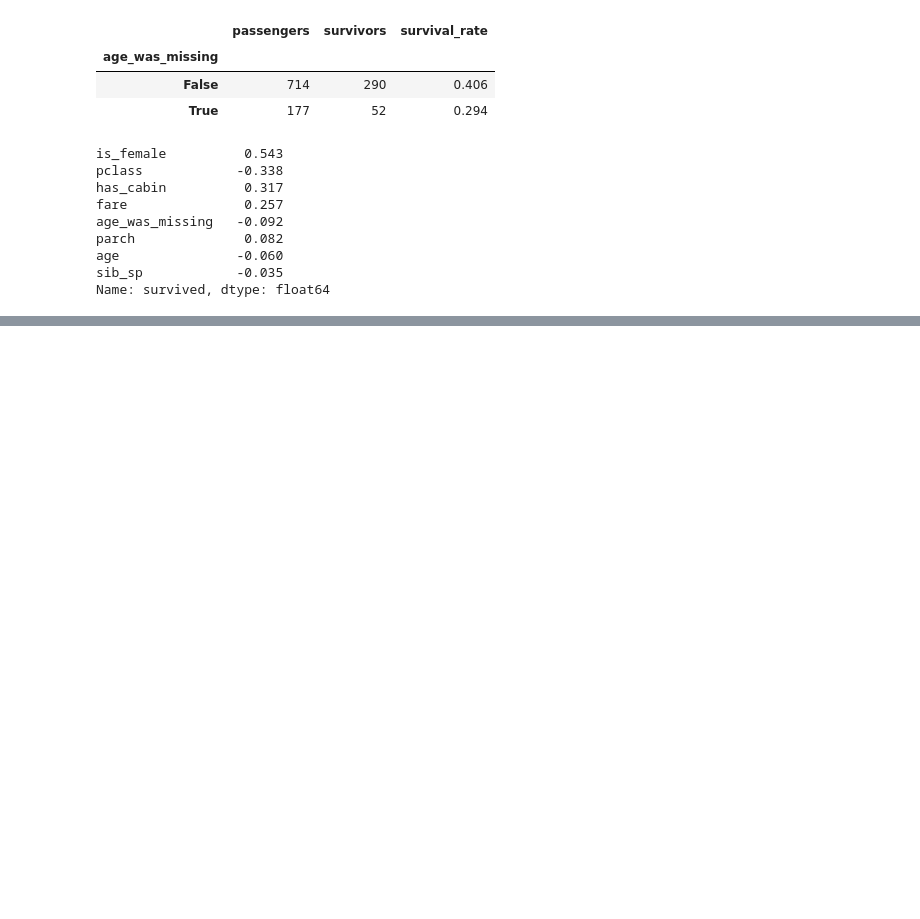
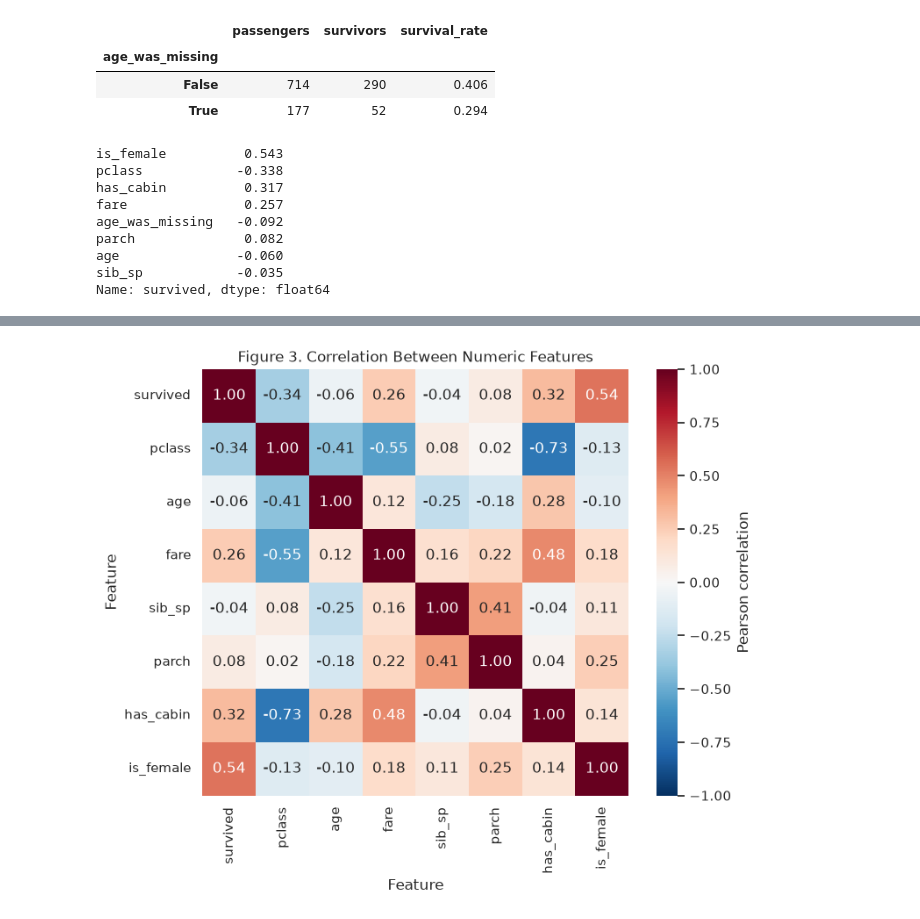
Before and after one commit to vutran-us/ai-programming-foundations-project, a Jupyter notebook: data_workflow.ipynb, the cells around one changed output, grey strips where cells are left out. Drawn from its saved outputs; the diff is of its cells as text; code cells hidden in the pictures; blank space fills up the shorter version.

```diff
--- a/data_workflow.ipynb
+++ b/data_workflow.ipynb
@@ -214,0 +250,15 @@ Name: survived, dtype: float64
+# %%
+corr_cols = ["survived", "pclass", "age", "fare", "sib_sp", "parch", "has_cabin"]
+corr_df = df_clean[corr_cols].astype(float).assign(is_female=(df_clean["sex"] == "female").astype(float))
+
+fig, ax = plt.subplots(figsize=(8, 6.5))
+sns.heatmap(corr_df.corr(), annot=True, fmt=".2f", cmap="RdBu_r", vmin=-1, vmax=1,
+            square=True, cbar_kws={"label": "Pearson correlation"}, ax=ax)
+ax.set_title("Figure 3. Correlation Between Numeric Features")
+ax.set_xlabel("Feature")
+ax.set_ylabel("Feature")
+fig.tight_layout()
+fig.savefig(FIGURE_DIR / "fig3_correlation_heatmap.png", dpi=150)
+plt.show()
+# %% [output]
+[figure, added]
```
Also changed, not shown: parts of 4 cells of this notebook, 3 other files.
